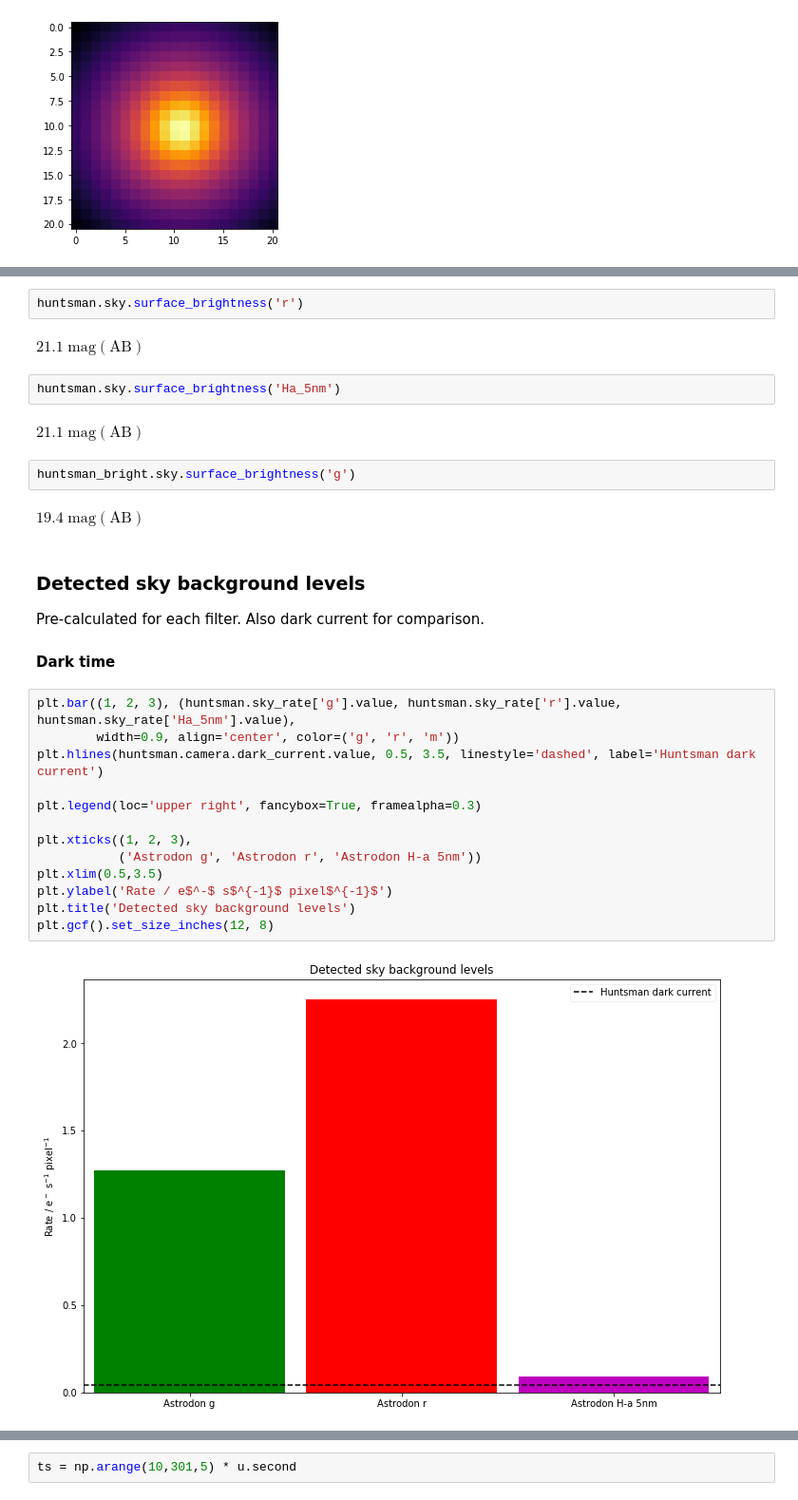
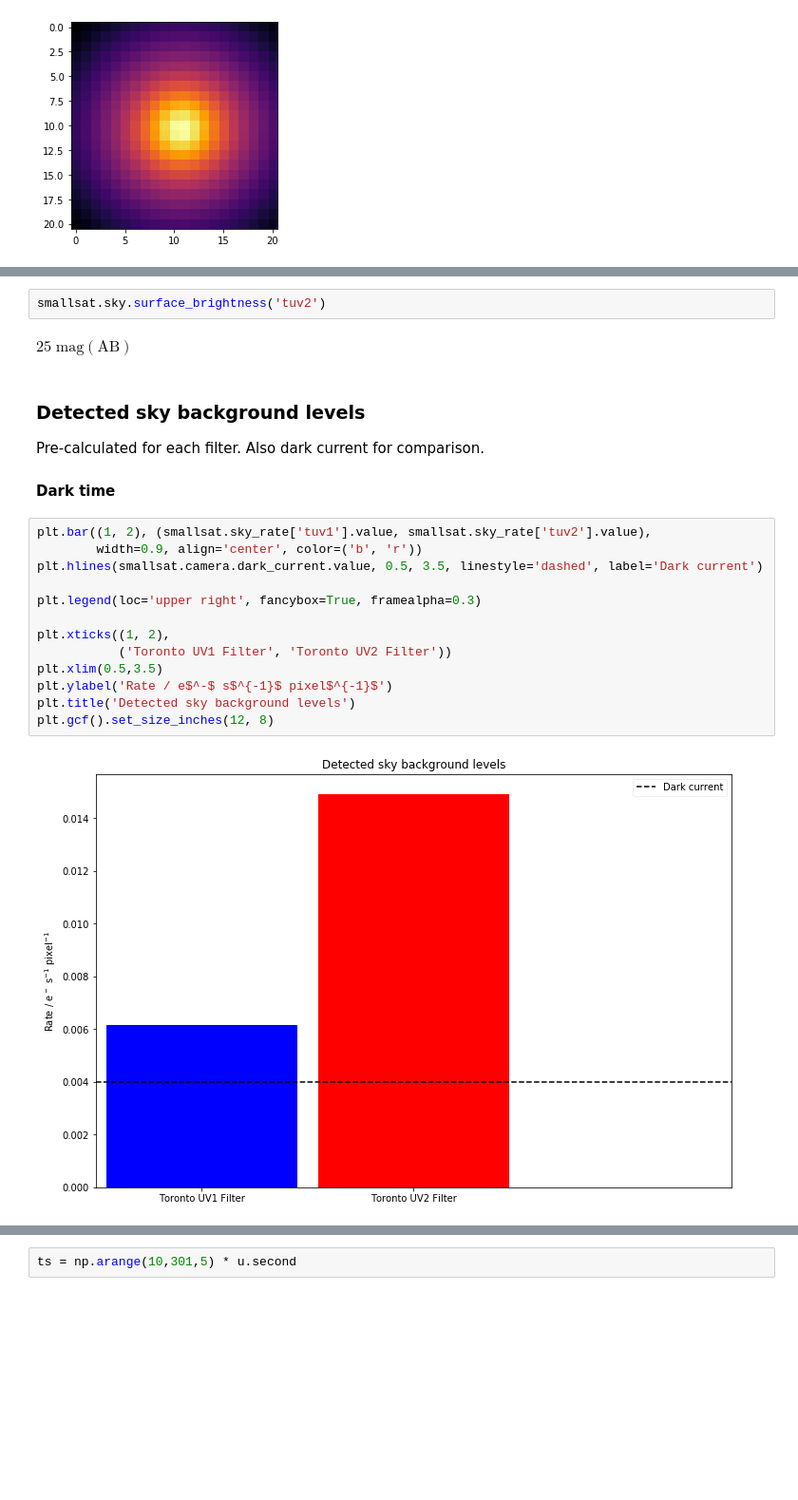
Before and after one commit to robertoabraham/gunagala, a Jupyter notebook: examples/Toronto UV Satellite.ipynb, the cells around one changed output, grey strips where cells are left out. Shown: that part at 95% size. Drawn from its saved outputs; the diff is of its cells as text; blank space fills up the shorter version.

```diff
--- a/examples/Toronto UV Satellite.ipynb
+++ b/examples/Toronto UV Satellite.ipynb
@@ -152,15 +148,7 @@ $22.1 \; \mathrm{mag}$$\mathrm{\left( \mathrm{AB} \right)}$
 # %%
-huntsman.sky.surface_brightness('r')
+smallsat.sky.surface_brightness('tuv2')
 # %% [output]
-$21.1 \; \mathrm{mag}$$\mathrm{\left( \mathrm{AB} \right)}$
+$25 \; \mathrm{mag}$$\mathrm{\left( \mathrm{AB} \right)}$
-# %%
-huntsman.sky.surface_brightness('Ha_5nm')
-# %% [output]
-$21.1 \; \mathrm{mag}$$\mathrm{\left( \mathrm{AB} \right)}$
-# %%
-huntsman_bright.sky.surface_brightness('g')
-# %% [output]
-$19.4 \; \mathrm{mag}$$\mathrm{\left( \mathrm{AB} \right)}$
 # %% [markdown]
 ### Detected sky background levels
 
@@ -168,17 +156,17 @@ Pre-calculated for each filter. Also dark current for comparison.
 
 #### Dark time
 # %%
-plt.bar((1, 2, 3), (huntsman.sky_rate['g'].value, huntsman.sky_rate['r'].value, huntsman.sky_rate['Ha_5nm'].value),
-        width=0.9, align='center', color=('g', 'r', 'm'))
-plt.hlines(huntsman.camera.dark_current.value, 0.5, 3.5, linestyle='dashed', label='Huntsman dark current')
+plt.bar((1, 2), (smallsat.sky_rate['tuv1'].value, smallsat.sky_rate['tuv2'].value),
+        width=0.9, align='center', color=('b', 'r'))
+plt.hlines(smallsat.camera.dark_current.value, 0.5, 3.5, linestyle='dashed', label='Dark current')
 
 plt.legend(loc='upper right', fancybox=True, framealpha=0.3)
 
-plt.xticks((1, 2, 3),
-           ('Astrodon g', 'Astrodon r', 'Astrodon H-a 5nm'))
+plt.xticks((1, 2),
+           ('Toronto UV1 Filter', 'Toronto UV2 Filter'))
 plt.xlim(0.5,3.5)
 plt.ylabel('Rate / e$^-$ s$^{-1}$ pixel$^{-1}$')
 plt.title('Detected sky background levels')
 plt.gcf().set_size_inches(12, 8)
 # %% [output]
-[figure, old version]
+[figure, new version]
```
Also changed, not shown: parts of 24 cells of this notebook.
